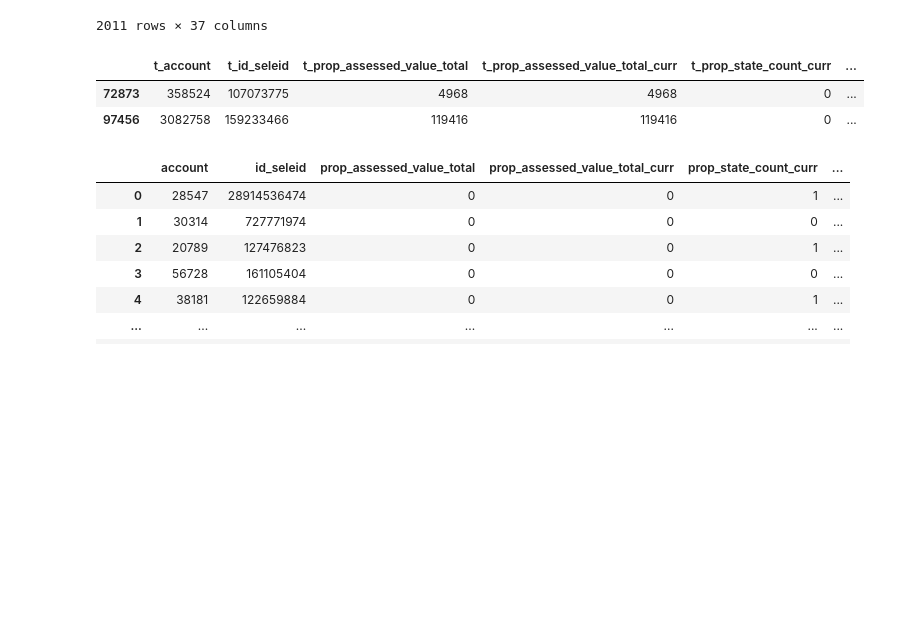
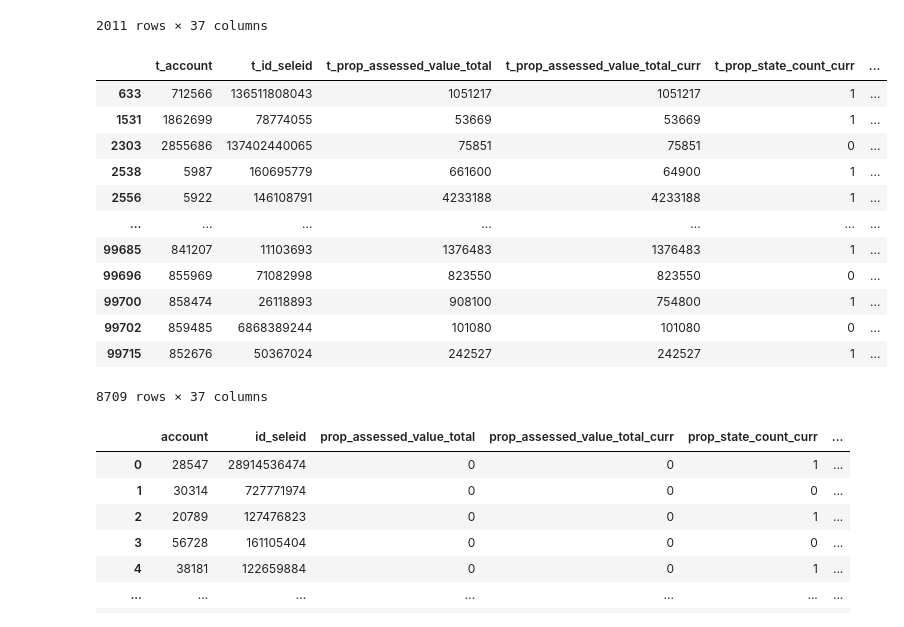
Before and after one commit to liuwe01/dsbsvc-productrnd-business-ARBMS-2023, a Jupyter notebook: 22_AMEX_1587.ipynb, the cells around one changed output. Drawn from its saved outputs; the diff is of its cells as text; code cells hidden in the pictures; blank space fills up the shorter version.

```diff
--- a/22_AMEX.ipynb
+++ b/22_AMEX_1587.ipynb
@@ -14,9 +14,9 @@ path = 'Analytics/RnD Projects/Product RnD/Business/_ARMBS_Tickets/2023/air_1587
 # %%
 from dsgtools import azure
 ## link to 20 ipynb
-base = pd.read_adls("Analytics/RnD Projects/Product RnD/Business/_ARMBS_Tickets/2023/air_1587/1019_air_1587_business_shell_v31_base_w20231018-164942_sas_layout_busshell.csv",
+base = pd.read_adls("Analytics/RnD Projects/Product RnD/Business/_ARMBS_Tickets/2023/air_1587/1108_air_1587_business_shell_v31_base_w20231107-084618_sas_layout_busshell.csv",
                     reader = pd.read_csv, encoding='iso-8859-1', verbose = False, low_memory = False)
-test = pd.read_adls("Analytics/RnD Projects/Product RnD/Business/_ARMBS_Tickets/2023/air_1587/1019_air_1587_business_shell_v31_test_w20231018-174956_sas_layout_busshell.csv",
+test = pd.read_adls("Analytics/RnD Projects/Product RnD/Business/_ARMBS_Tickets/2023/air_1587/1108_air_1587_business_shell_v31_test_w20231107-113955_sas_layout_busshell.csv",
                     reader = pd.read_csv, encoding='iso-8859-1', verbose = False, low_memory = False)
 print(base.shape)
 print(test.shape)
@@ -43,6 +52,9 @@ cr = ImpactAnalysisReport(base, test, keys="account",
 cr.to_xlsx("./_temp/air_1587comparison.xlsx", overwrite= True)
 # %% [output]
 <dsgtools.reporting.tablewriter.TableWriter at 0x...>
+# %%
+base["input_value_le_total_value"] = np.where(base.addr_input_assessed_value <= base.prop_assessed_value_total, 1, 0)
+test["input_value_le_total_value"] = np.where(test.addr_input_assessed_value <= test.prop_assessed_value_total, 1, 0)
 # %%
 # interested attributes: 'AssetPropAssessedTotalEver', "InputAddrOwnership", "InputAddrAssessedTotal"
 # prop_assessed_value_total: -1, 0, pos
@@ -177,11 +240,21 @@ merged[(merged.addr_input_ownership ==1) & (merged.t_addr_input_ownership==0)]
 2011 rows × 37 columns
 # %%
 pd.set_option('display.max_columns', None)
-merged[(merged.prop_count <=0) & (merged.prop_assessed_value_total<=0) & ((merged.t_prop_count >0) | (merged.t_prop_assessed_value_total>0))]
+merged[(merged.prop_count ==1) & (merged.prop_assessed_value_total>0) & ((merged.t_prop_count >1) & (merged.t_prop_assessed_value_total>0))]
 # %% [output]
 |  | t_account | t_id_seleid | t_prop_assessed_value_total | t_prop_assessed_value_total_curr | t_prop_state_count_curr | ... |
-| 72873 | 358524 | 107073775 | 4968 | 4968 | 0 | ... |
-| 97456 | 3082758 | 159233466 | 119416 | 119416 | 0 | ... |
+| 633 | 712566 | 136511808043 | 1051217 | 1051217 | 1 | ... |
+| 1531 | 1862699 | 78774055 | 53669 | 53669 | 1 | ... |
+| 2303 | 2855686 | 137402440065 | 75851 | 75851 | 0 | ... |
+| 2538 | 5987 | 160695779 | 661600 | 64900 | 1 | ... |
+| 2556 | 5922 | 146108791 | 4233188 | 4233188 | 1 | ... |
+| ... | ... | ... | ... | ... | ... | ... |
+| 99685 | 841207 | 11103693 | 1376483 | 1376483 | 1 | ... |
+| 99696 | 855969 | 71082998 | 823550 | 823550 | 0 | ... |
+| 99700 | 858474 | 26118893 | 908100 | 754800 | 1 | ... |
+| 99702 | 859485 | 6868389244 | 101080 | 101080 | 0 | ... |
+| 99715 | 852676 | 50367024 | 242527 | 242527 | 1 | ... |
+8709 rows × 37 columns
 # %%
 base_temp[(base_temp.prop_count >0) & (base_temp.prop_assessed_value_total<=0)]
 # %% [output]
```
Also changed, not shown: parts of 13 cells of this notebook, 15 other files.
